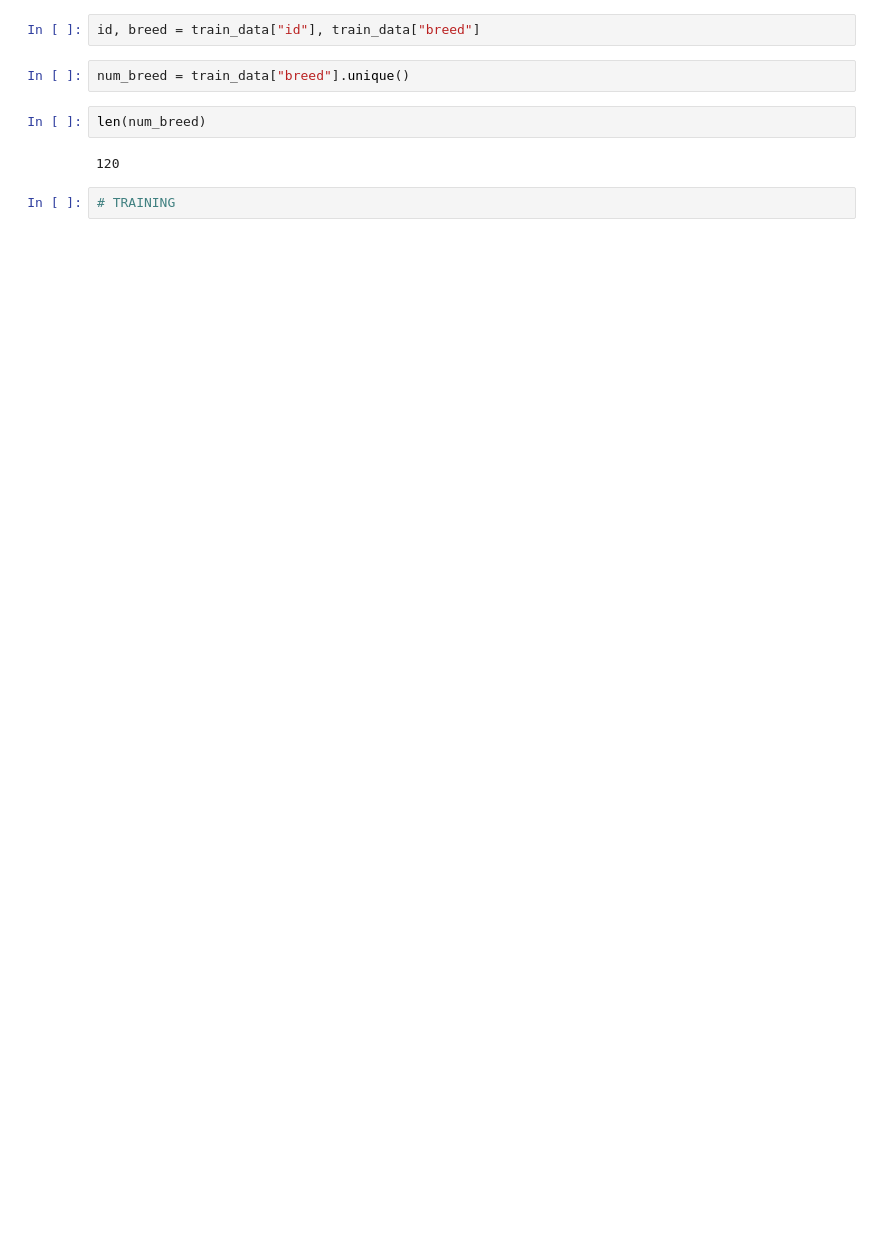
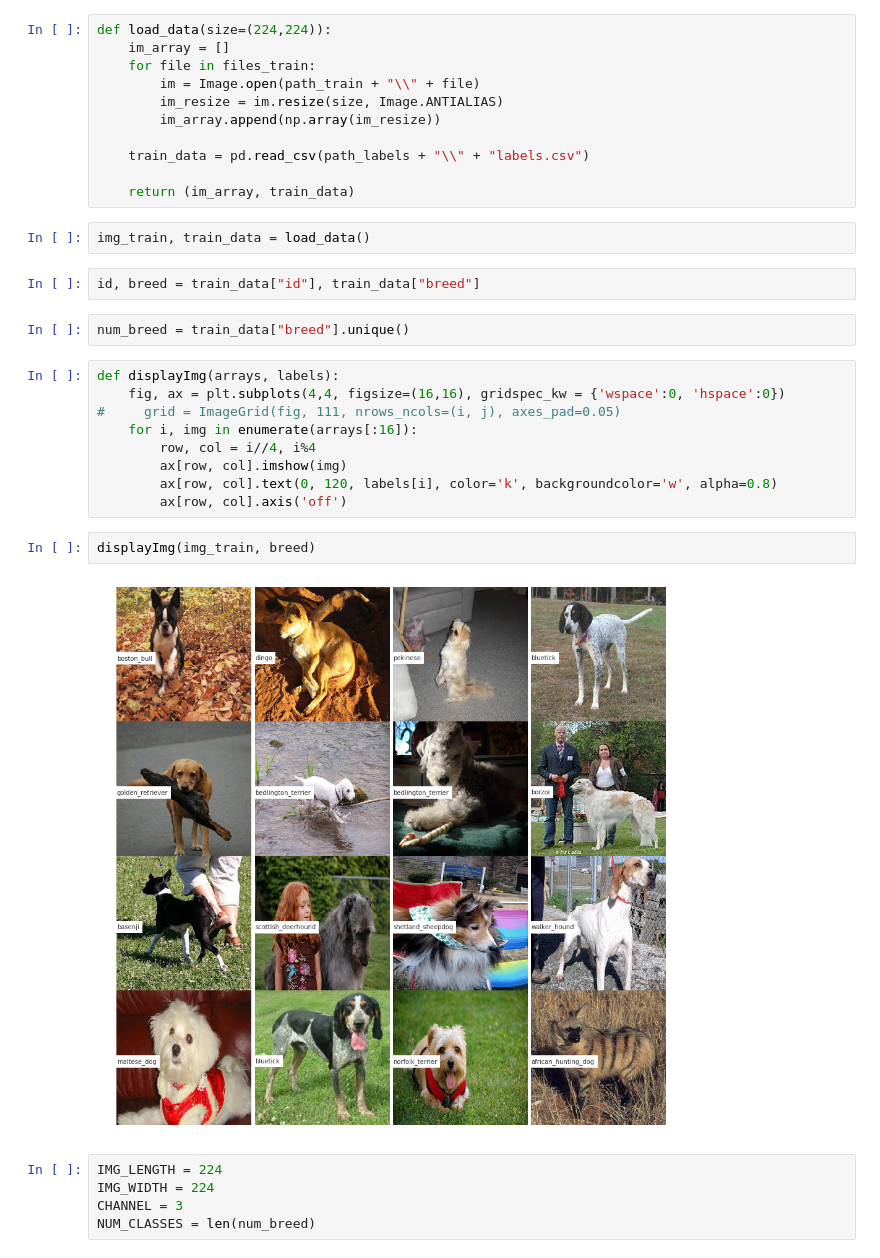
Before and after one commit to JimmeeX/Kaggle-Competitions, a Jupyter notebook: Dog Breed Recognition/dog_breed_recognition.ipynb, the cells around one changed output. Cells and saved outputs as stored; diff of their text form; blank space fills up the shorter version.

```diff
--- a/Dog Breed Recognition/dog_breed_recognition.ipynb
+++ b/Dog Breed Recognition/dog_breed_recognition.ipynb
@@ -27,10 +44,35 @@ train_data = pd.read_csv(path_labels + "\\" + "labels.csv")
+# %%
+def load_data(size=(224,224)):
+    im_array = []
+    for file in files_train:
+        im = Image.open(path_train + "\\" + file)
+        im_resize = im.resize(size, Image.ANTIALIAS)
+        im_array.append(np.array(im_resize))
+
+    train_data = pd.read_csv(path_labels + "\\" + "labels.csv")
+
+    return (im_array, train_data)
+# %%
+img_train, train_data = load_data()
 # %%
 id, breed = train_data["id"], train_data["breed"]
 # %%
 num_breed = train_data["breed"].unique()
-# %%
-len(num_breed)
-# %% [output]
-120
-# %%
-# TRAINING
+# %%
+def displayImg(arrays, labels):
+    fig, ax = plt.subplots(4,4, figsize=(16,16), gridspec_kw = {'wspace':0, 'hspace':0})
+#     grid = ImageGrid(fig, 111, nrows_ncols=(i, j), axes_pad=0.05)
+    for i, img in enumerate(arrays[:16]):
+        row, col = i//4, i%4
+        ax[row, col].imshow(img)
+        ax[row, col].text(0, 120, labels[i], color='k', backgroundcolor='w', alpha=0.8)
+        ax[row, col].axis('off')
+# %%
+displayImg(img_train, breed)
+# %% [output]
+[figure, added]
+# %%
+IMG_LENGTH = 224
+IMG_WIDTH = 224
+CHANNEL = 3
+NUM_CLASSES = len(num_breed)
```
Also changed, not shown: parts of 22 cells of this notebook, 19 other files.
